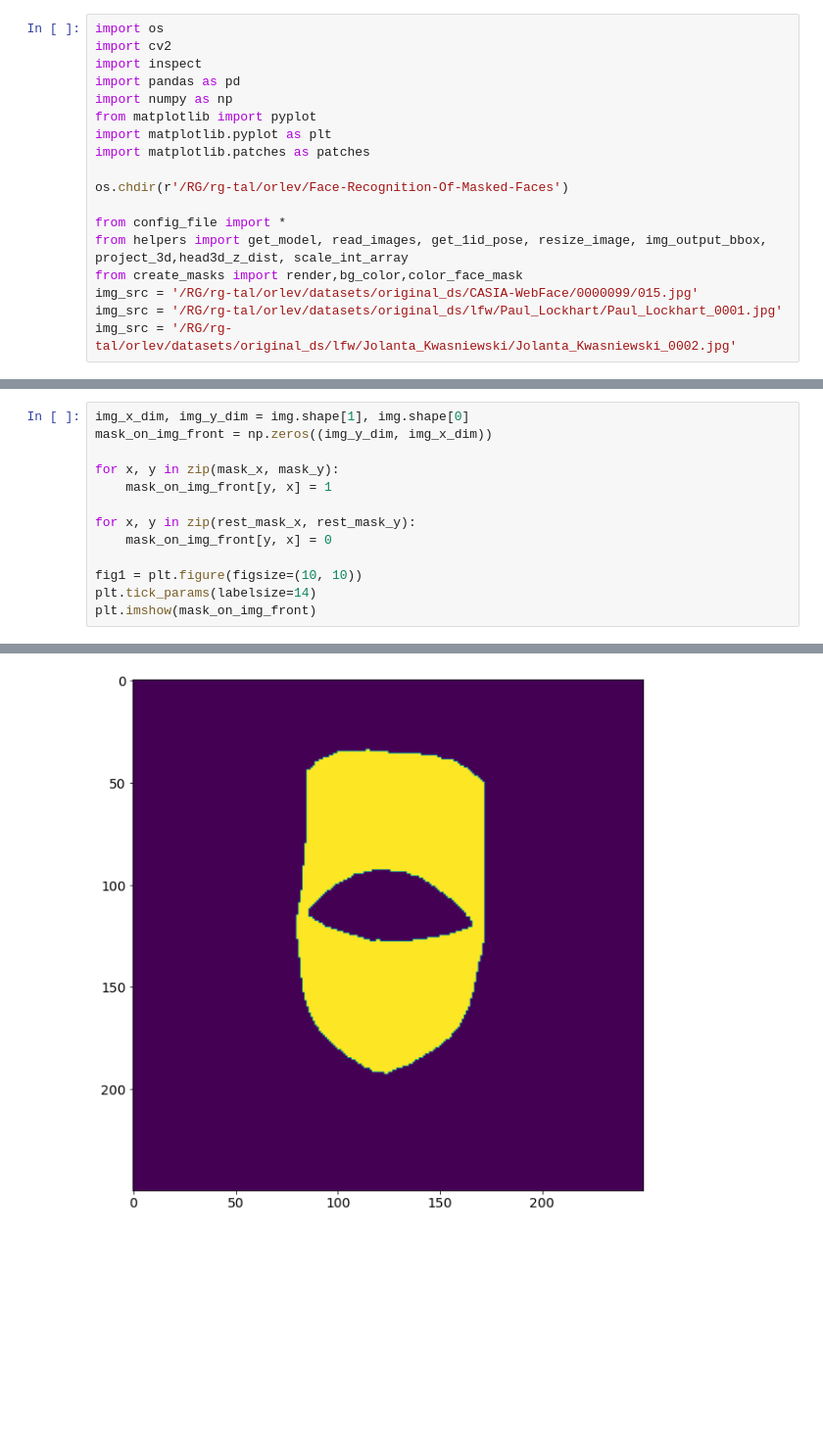
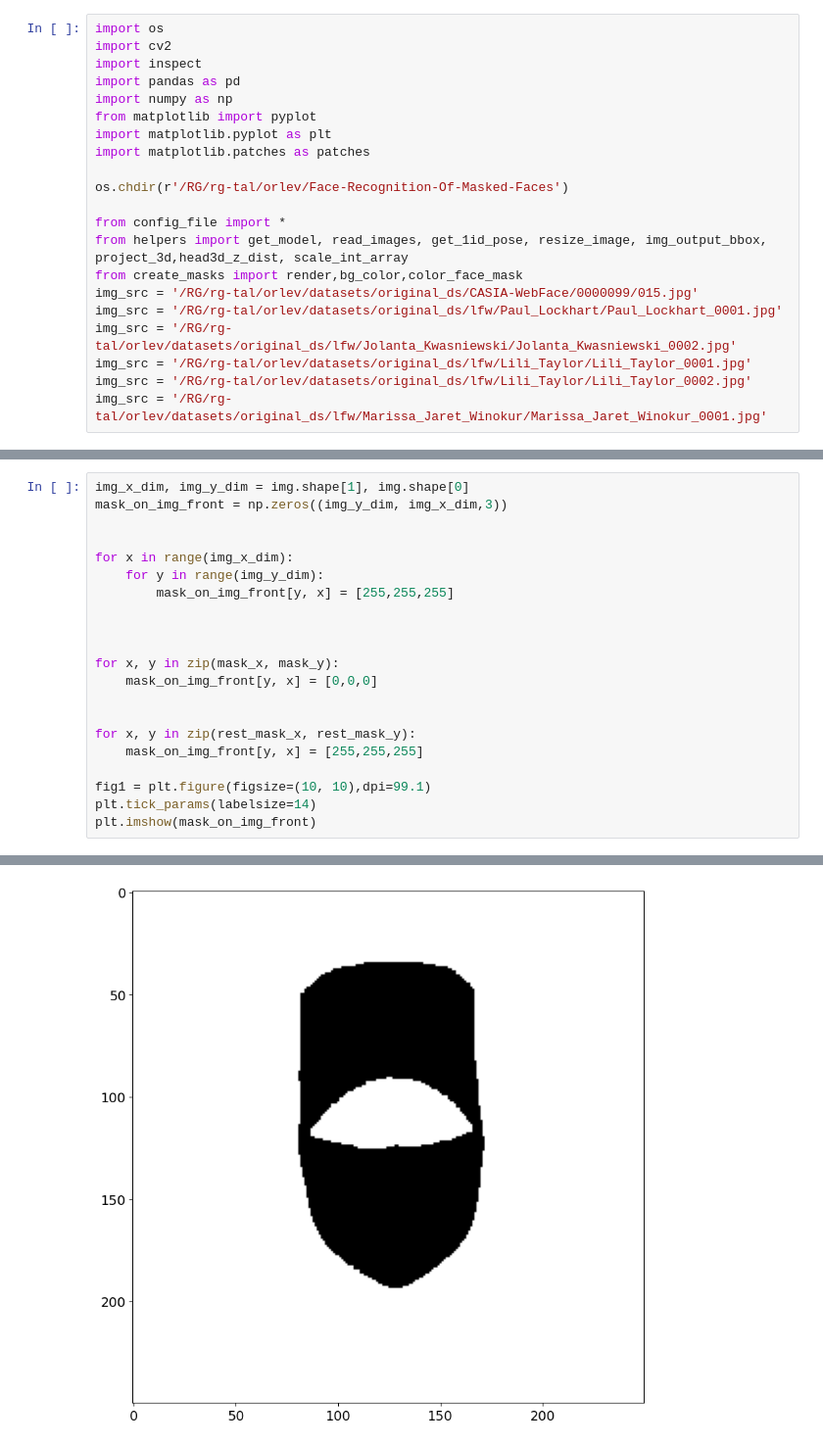
Before and after one commit to orlevit/Face-Recognition-Of-Masked-Faces, a Jupyter notebook: notebooks/mask_color.ipynb, the cells around one changed output, grey strips where cells are left out. Shown at 98% size. Saved outputs shown, nothing was run; the diff lists cells and outputs as text; blank space fills up the shorter version.

```diff
--- a/notebooks/mask_color.ipynb
+++ b/notebooks/mask_color.ipynb
@@ -16,6 +16,9 @@ from create_masks import render,bg_color,color_face_mask
 img_src = '/RG/rg-tal/orlev/datasets/original_ds/CASIA-WebFace/0000099/015.jpg'
 img_src = '/RG/rg-tal/orlev/datasets/original_ds/lfw/Paul_Lockhart/Paul_Lockhart_0001.jpg'
 img_src = '/RG/rg-tal/orlev/datasets/original_ds/lfw/Jolanta_Kwasniewski/Jolanta_Kwasniewski_0002.jpg'
+img_src = '/RG/rg-tal/orlev/datasets/original_ds/lfw/Lili_Taylor/Lili_Taylor_0001.jpg'
+img_src = '/RG/rg-tal/orlev/datasets/original_ds/lfw/Lili_Taylor/Lili_Taylor_0002.jpg'
+img_src = '/RG/rg-tal/orlev/datasets/original_ds/lfw/Marissa_Jaret_Winokur/Marissa_Jaret_Winokur_0001.jpg'
 # %%
 
 masks_to_create = masks_templates(ALL_MASKS)
@@ -74,14 +77,22 @@ plt.imshow(masked_image)
 # %%
 img_x_dim, img_y_dim = img.shape[1], img.shape[0]
-mask_on_img_front = np.zeros((img_y_dim, img_x_dim))
+mask_on_img_front = np.zeros((img_y_dim, img_x_dim,3))
+
+
+for x in range(img_x_dim):
+    for y in range(img_y_dim):
+        mask_on_img_front[y, x] = [255,255,255]
+
+
 
 for x, y in zip(mask_x, mask_y):
-    mask_on_img_front[y, x] = 1
+    mask_on_img_front[y, x] = [0,0,0]
+
 
 for x, y in zip(rest_mask_x, rest_mask_y):
-    mask_on_img_front[y, x] = 0
+    mask_on_img_front[y, x] = [255,255,255]
 
-fig1 = plt.figure(figsize=(10, 10))
+fig1 = plt.figure(figsize=(10, 10),dpi=99.1)
 plt.tick_params(labelsize=14)
 plt.imshow(mask_on_img_front)
 # %% [output]
@@ -89 +101 @@ plt.imshow(mask_on_img_front)
-[figure, old version]
+[figure, new version]
```
Also changed, not shown: parts of 4 cells of this notebook, 6 other files.
